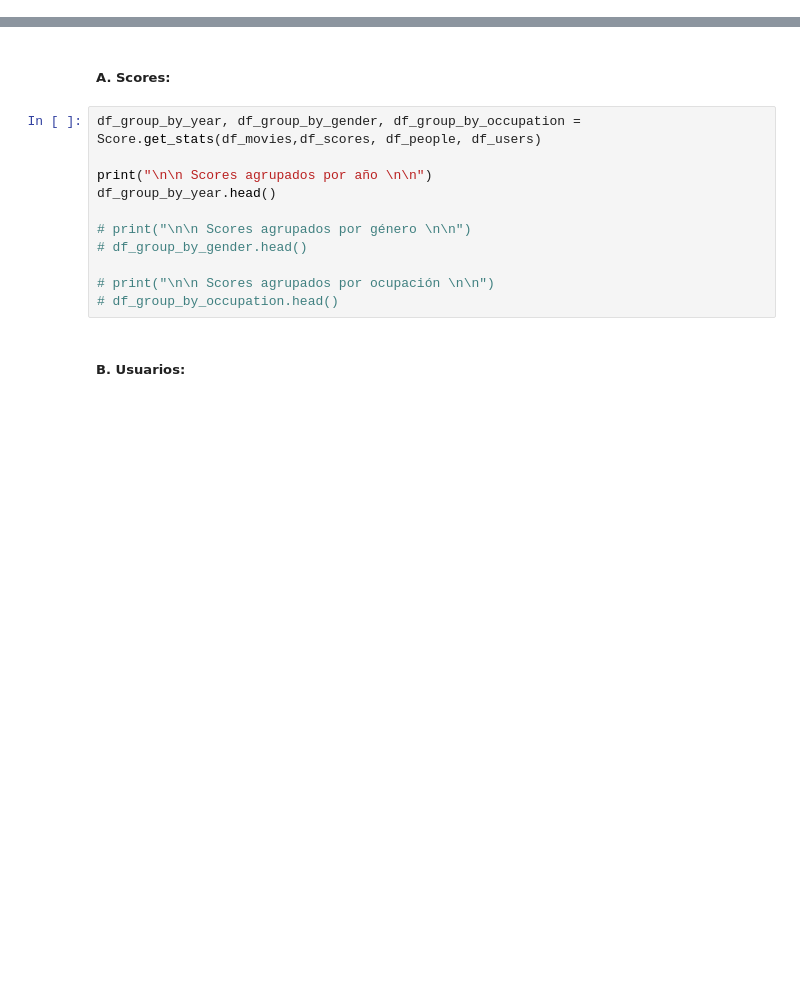
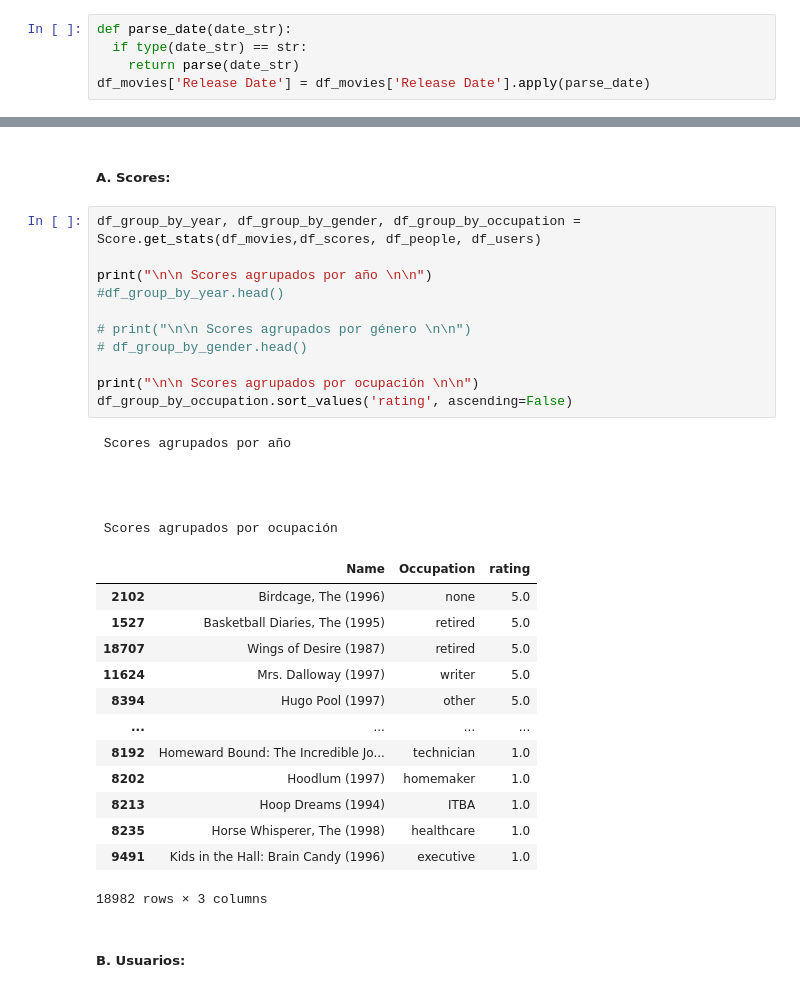
Before and after one commit to andresjaromezuk/tp-integrador-python, a Jupyter notebook: EDA.ipynb, the cells around one changed output, grey strips where cells are left out. Drawn from its saved outputs; the diff is of its cells as text; blank space fills up the shorter version.

```diff
--- a/EDA.ipynb
+++ b/EDA.ipynb
@@ -17,3 +22,8 @@ from datetime import datetime
 ### Carga de dataframes
 # %%
 df_movies, df_people, df_scores, df_workers, df_users = load_all('data/peliculas.csv', 'data/personas.csv', 'data/scores.csv', 'data/trabajadores.csv', 'data/usuarios.csv')
+# %%
+def parse_date(date_str):
+  if type(date_str) == str:
+    return parse(date_str)
+df_movies['Release Date'] = df_movies['Release Date'].apply(parse_date)
@@ -66,14 +142,34 @@ Pelicula.get_stats(df_movies, df_scores, anios=['01-Jan-1995', '01-Jan-2022'], g
 # %%
 df_group_by_year, df_group_by_gender, df_group_by_occupation = Score.get_stats(df_movies,df_scores, df_people, df_users)
 
 print("\n\n Scores agrupados por año \n\n")
-df_group_by_year.head()
+#df_group_by_year.head()
 
 # print("\n\n Scores agrupados por género \n\n")
 # df_group_by_gender.head()
 
-# print("\n\n Scores agrupados por ocupación \n\n")
-# df_group_by_occupation.head()
+print("\n\n Scores agrupados por ocupación \n\n")
+df_group_by_occupation.sort_values('rating', ascending=False)
+# %% [output]
+ Scores agrupados por año
+
+
+
+
+ Scores agrupados por ocupación
+|  | Name | Occupation | rating |
+| 2102 | Birdcage, The (1996) | none | 5.0 |
+| 1527 | Basketball Diaries, The (1995) | retired | 5.0 |
+| 18707 | Wings of Desire (1987) | retired | 5.0 |
+| 11624 | Mrs. Dalloway (1997) | writer | 5.0 |
+| 8394 | Hugo Pool (1997) | other | 5.0 |
+| ... | ... | ... | ... |
+| 8192 | Homeward Bound: The Incredible Jo... | technician | 1.0 |
+| 8202 | Hoodlum (1997) | homemaker | 1.0 |
+| 8213 | Hoop Dreams (1994) | ITBA | 1.0 |
+| 8235 | Horse Whisperer, The (1998) | healthcare | 1.0 |
+| 9491 | Kids in the Hall: Brain Candy (1996) | executive | 1.0 |
+18982 rows × 3 columns
 # %% [markdown]
 ##### B. Usuarios:
 # %%
```
Also changed, not shown: parts of 9 cells of this notebook, 2 other files.
